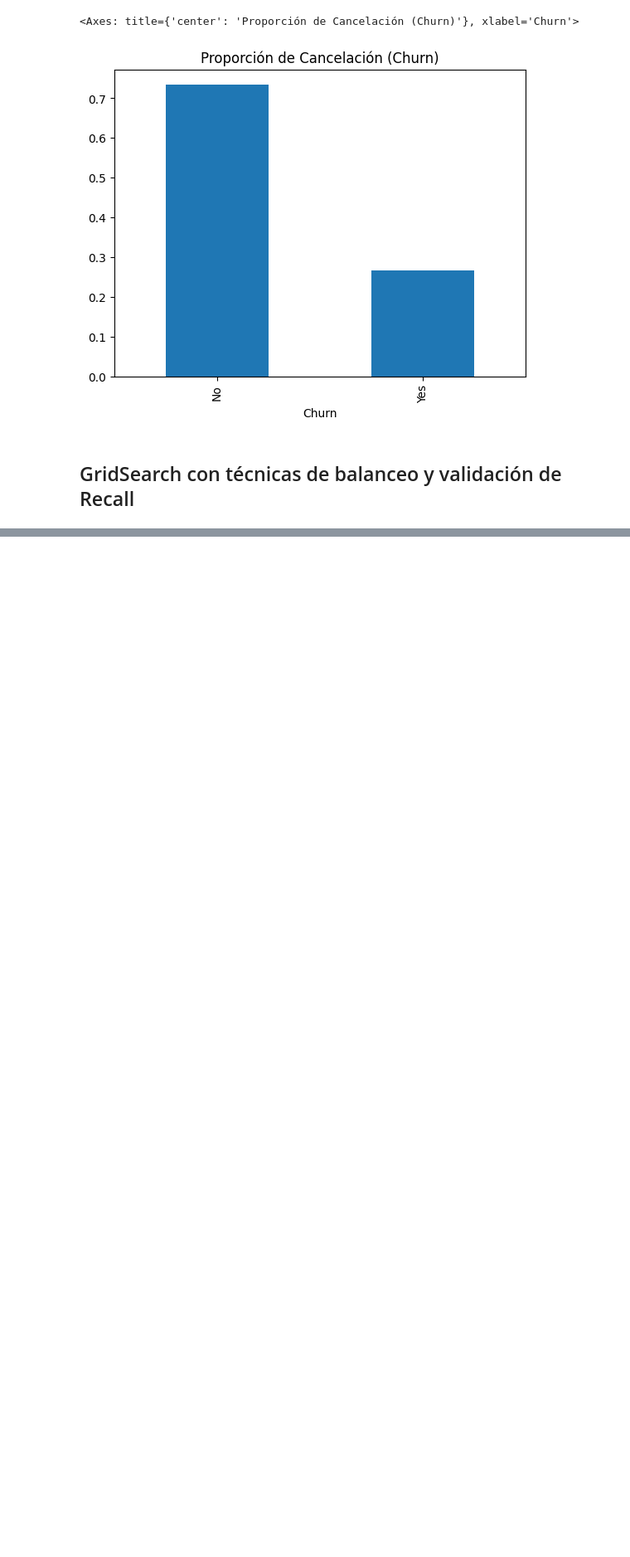
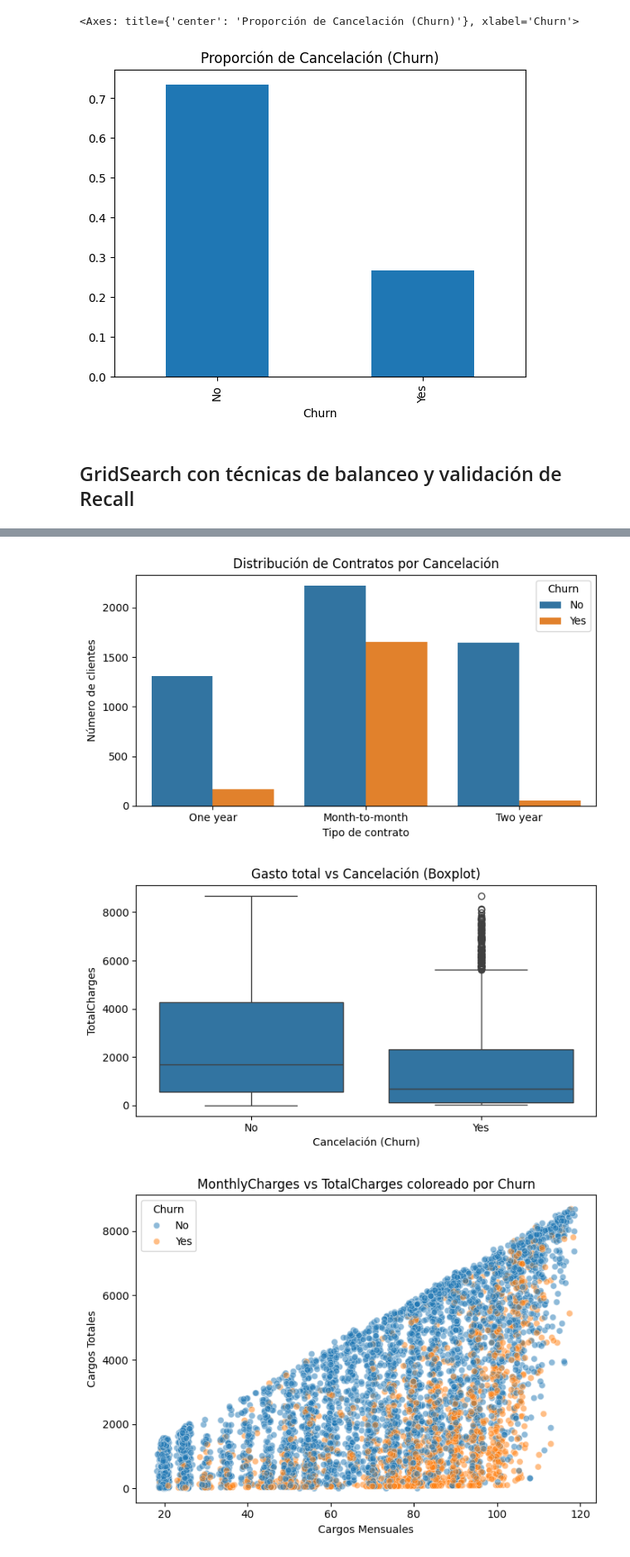
Before and after one commit to AnnaPChop/Churn-de-clientes_Machine_Learning, a Jupyter notebook: analisis_ml.ipynb, the cells around one changed output, grey strips where cells are left out. Shown at 83% size. Cells and saved outputs as stored; diff of their text form; code cells hidden in the pictures; blank space fills up the shorter version.

```diff
--- a/analisis_ml.ipynb
+++ b/analisis_ml.ipynb
@@ -251,0 +295,43 @@ Recall=0.9529 | Precision=0.3931 | F1=0.5566
+# %%
+
+
+# limpiar target
+df = df[df["Churn"].notna()].copy()
+
+
+# 1. Tiempo de contrato vs Cancelación
+plt.figure(figsize=(7,4))
+sns.countplot(data=df, x="Contract", hue="Churn")
+plt.title("Distribución de Contratos por Cancelación")
+plt.xlabel("Tipo de contrato")
+plt.ylabel("Número de clientes")
+plt.legend(title="Churn")
+plt.tight_layout()
+plt.show()
+
+
+# 2. Gasto total vs Cancelación (Boxplot)
+plt.figure(figsize=(7,4))
+sns.boxplot(data=df, x="Churn", y="TotalCharges")
+plt.title("Gasto total vs Cancelación (Boxplot)")
+plt.xlabel("Cancelación (Churn)")
+plt.ylabel("TotalCharges")
+plt.tight_layout()
+plt.show()
+
+
+# 3. Gasto mensual vs TotalCharges por Cancelación (Scatter)
+plt.figure(figsize=(7,5))
+sns.scatterplot(
+    data=df, x="MonthlyCharges", y="TotalCharges", hue="Churn", alpha=0.5
+)
+plt.title("MonthlyCharges vs TotalCharges coloreado por Churn")
+plt.xlabel("Cargos Mensuales")
+plt.ylabel("Cargos Totales")
+plt.legend(title="Churn")
+plt.tight_layout()
+plt.show()
+# %% [output]
+[figure, added]
+[figure, added]
+[figure, added]
```
Also changed, not shown: parts of 10 cells of this notebook.
